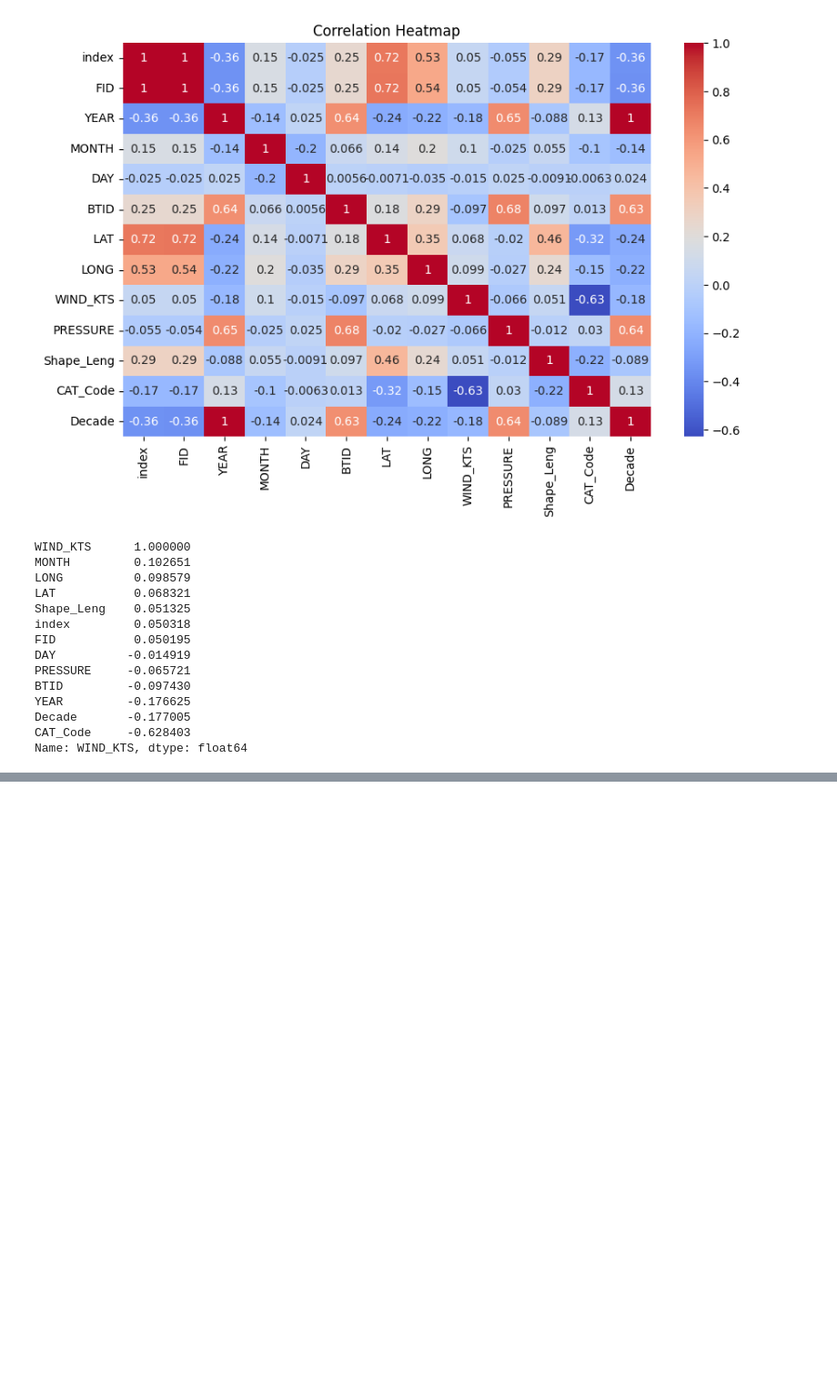
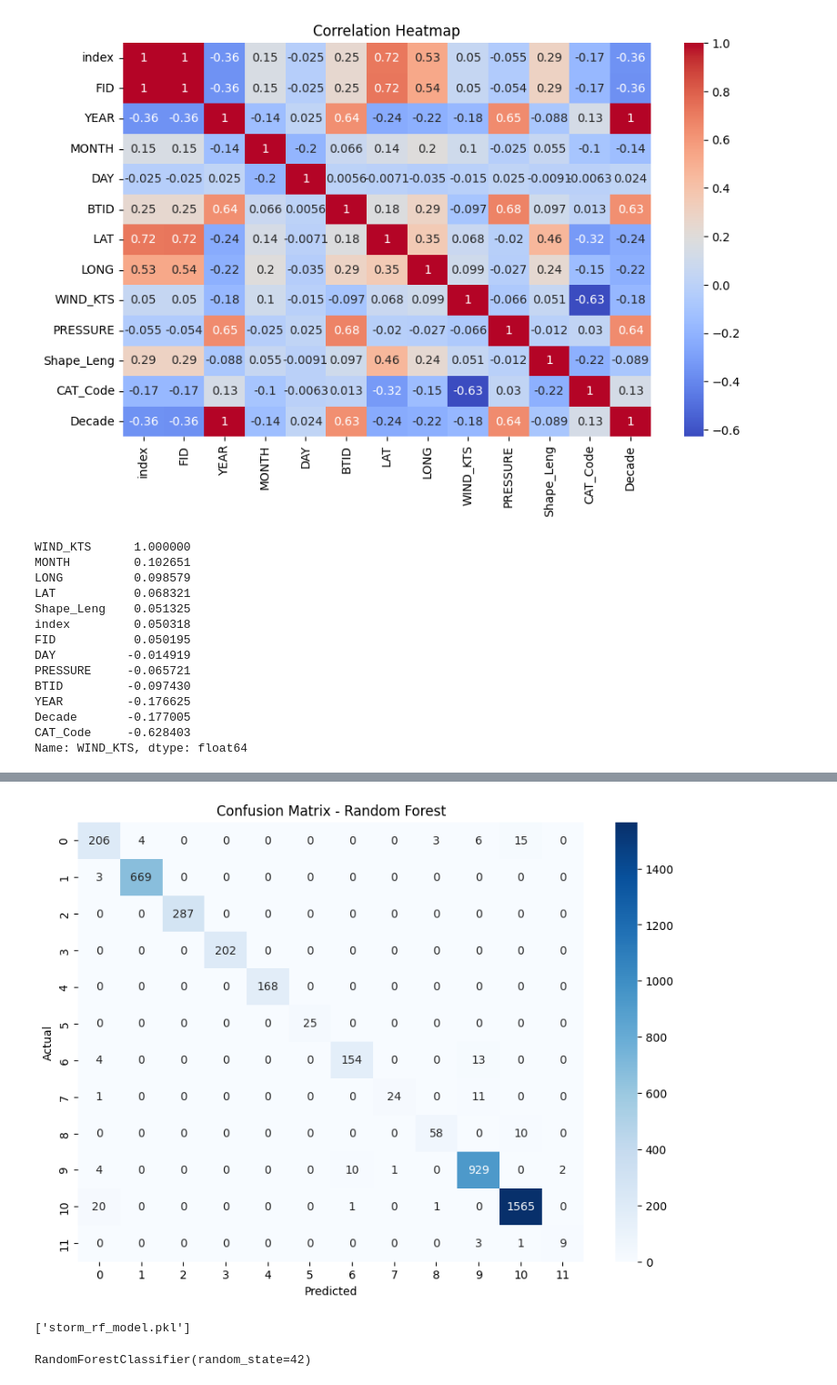
Before and after one commit to Safiya-Ahmed/ClimateRisk, a Jupyter notebook: Edunet_proj/ClimateRisk.ipynb, the cells around one changed output, grey strips where cells are left out. Shown: that part at 91% size. Cells and saved outputs as stored; diff of their text form; code cells hidden in the pictures; blank space fills up the shorter version.

```diff
--- a/Edunet_proj/ClimateRisk.ipynb
+++ b/Edunet_proj/ClimateRisk.ipynb
@@ -138,0 +204,5 @@ Name: WIND_KTS, dtype: float64
+# %%
+# Features and target
+X = df_ml.drop(columns=['CAT'])
+y = df_ml['CAT']
+X.head()
@@ -138,0 +228,14 @@ Name: WIND_KTS, dtype: float64
+# %%
+from sklearn.linear_model import LogisticRegression
+from sklearn.metrics import accuracy_score, classification_report
+
+# Train
+log_reg = LogisticRegression(max_iter=500)
+log_reg.fit(X_train, y_train)
+
+# Predict
+y_pred = log_reg.predict(X_test)
+
+# Evaluate
+print("Accuracy:", accuracy_score(y_test, y_pred))
+print("\nClassification Report:\n", classification_report(y_test, y_pred))
@@ -138,0 +267,13 @@ Name: WIND_KTS, dtype: float64
+# %%
+from sklearn.ensemble import RandomForestClassifier
+
+# Train Random Forest
+rf = RandomForestClassifier(n_estimators=100, random_state=42)
+rf.fit(X_train, y_train)
+
+# Predictions
+y_pred_rf = rf.predict(X_test)
+
+# Evaluation
+print("Random Forest Accuracy:", accuracy_score(y_test, y_pred_rf))
+print("\nClassification Report:\n", classification_report(y_test, y_pred_rf))
@@ -138,0 +298,32 @@ Name: WIND_KTS, dtype: float64
+# %%
+from sklearn.metrics import confusion_matrix
+import seaborn as sns
+import matplotlib.pyplot as plt
+
+cm = confusion_matrix(y_test, y_pred_rf)
+plt.figure(figsize=(10,7))
+sns.heatmap(cm, annot=True, fmt='d', cmap='Blues')
+plt.xlabel("Predicted")
+plt.ylabel("Actual")
+plt.title("Confusion Matrix - Random Forest")
+plt.show()
+# %% [output]
+[figure, added]
+# %%
+import joblib
+
+# Save the trained Random Forest model
+joblib.dump(rf_model, "storm_rf_model.pkl")
+# %% [output]
+['storm_rf_model.pkl']
+# %%
+features = ["YEAR", "MONTH", "DAY", "LAT", "LONG", "WIND_KTS", "PRESSURE"]
+X = df[features]
+y = df["CAT"]
+
+X_train, X_test, y_train, y_test = train_test_split(X, y, test_size=0.2, random_state=42)
+
+rf_model = RandomForestClassifier(random_state=42)
+rf_model.fit(X_train, y_train)
+# %% [output]
+RandomForestClassifier(random_state=42)
```
Also changed, not shown: parts of 8 cells of this notebook.
